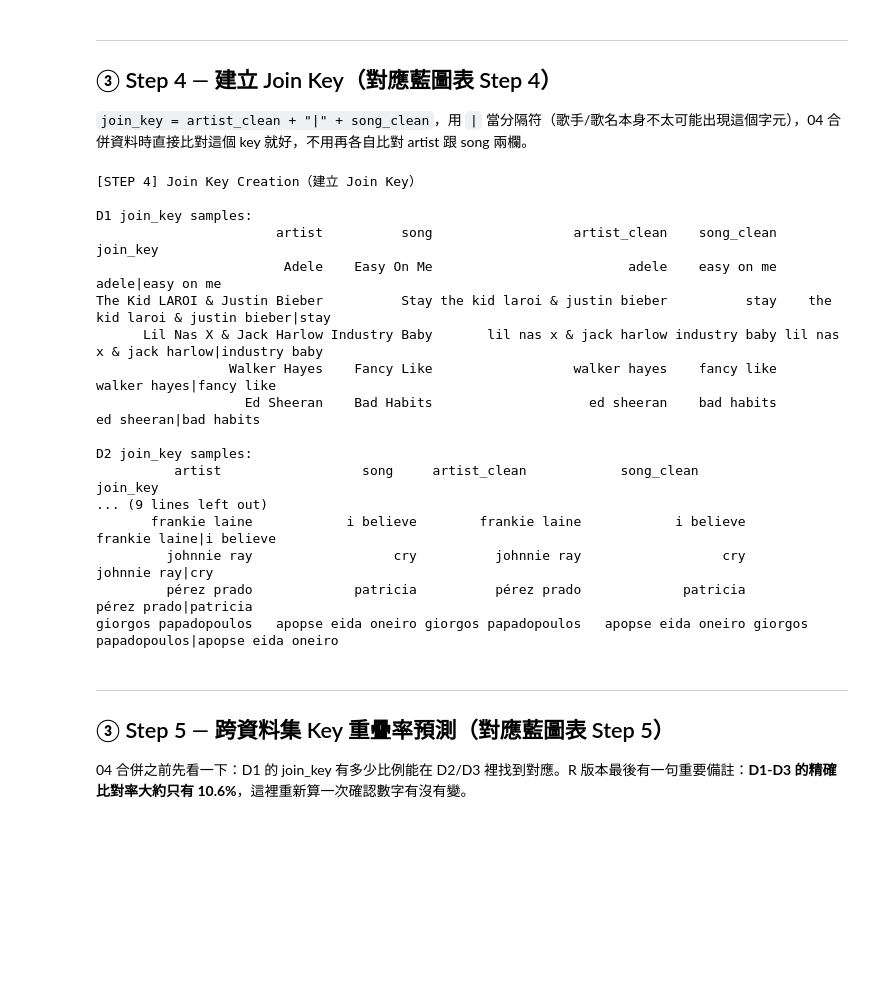
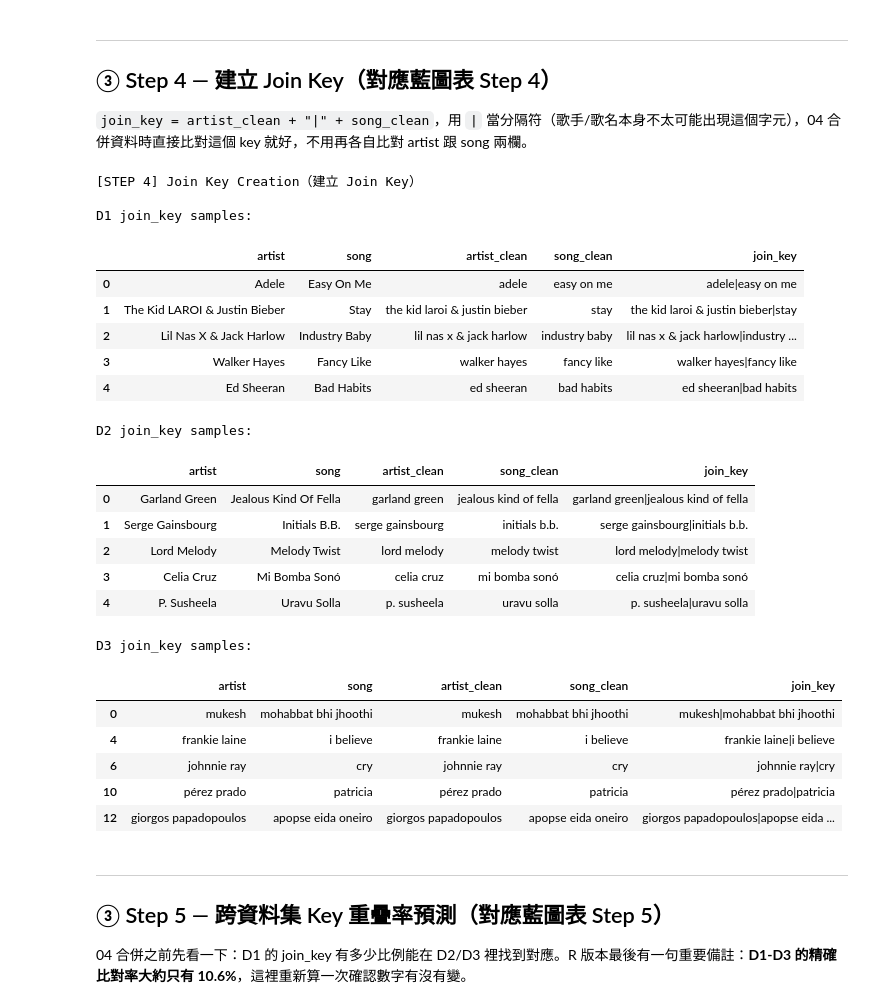
Before and after one commit to Vivian-be-nerd/FuWei-Portfolio, a Jupyter notebook: data-analysis-projects/music-analysis/Python/03_data_wrangling_auto.ipynb, the cells around one changed output. Drawn from its saved outputs; the diff is of its cells as text; code cells hidden in the pictures; blank space fills up the shorter version.

```diff
--- a/data-analysis-projects/music-analysis/Python/03_data_wrangling_auto.ipynb
+++ b/data-analysis-projects/music-analysis/Python/03_data_wrangling_auto.ipynb
@@ -364,34 +372,41 @@ print("  as defensive code in case a future raw CSV update isn't pre-lowercased.
 
 `join_key = artist_clean + "|" + song_clean`，用 `|` 當分隔符（歌手/歌名本身不太可能出現這個字元），04 合併資料時直接比對這個 key 就好，不用再各自比對 artist 跟 song 兩欄。
 # %%
+from IPython.display import display
+
 print("[STEP 4] Join Key Creation（建立 Join Key）")
 
 for dataset_name, cfg in DATASETS.items():
     df = cfg["df"]
     df["join_key"] = df["artist_clean"] + "|" + df["song_clean"]
     print(f"\n{dataset_name} join_key samples:")
-    print(df[[cfg["artist_col"], cfg["song_col"], "artist_clean", "song_clean", "join_key"]]
-          .drop_duplicates(subset="join_key")
-          .head(5)
-          .to_string(index=False))
+    display(df[[cfg["artist_col"], cfg["song_col"], "artist_clean", "song_clean", "join_key"]]
+            .drop_duplicates(subset="join_key")
+            .head(5))
 # %% [output]
 [STEP 4] Join Key Creation（建立 Join Key）
 
 D1 join_key samples:
-                       artist          song                  artist_clean    song_clean                              join_key
-                        Adele    Easy On Me                         adele    easy on me                      adele|easy on me
-The Kid LAROI & Justin Bieber          Stay the kid laroi & justin bieber          stay    the kid laroi & justin bieber|stay
-      Lil Nas X & Jack Harlow Industry Baby       lil nas x & jack harlow industry baby lil nas x & jack harlow|industry baby
-                 Walker Hayes    Fancy Like                  walker hayes    fancy like               walker hayes|fancy like
-                   Ed Sheeran    Bad Habits                    ed sheeran    bad habits                 ed sheeran|bad habits
-
-D2 join_key samples:
-          artist                  song     artist_clean            song_clean                            join_key
-... (9 lines left out)
-       frankie laine            i believe        frankie laine            i believe                 frankie laine|i believe
-         johnnie ray                  cry          johnnie ray                  cry                         johnnie ray|cry
-         pérez prado             patricia          pérez prado             patricia                    pérez prado|patricia
-giorgos papadopoulos   apopse eida oneiro giorgos papadopoulos   apopse eida oneiro giorgos papadopoulos|apopse eida oneiro
+|  | artist | song | artist_clean | song_clean | join_key |
+| 0 | Adele | Easy On Me | adele | easy on me | adele|easy on me |
+| 1 | The Kid LAROI & Justin Bieber | Stay | the kid laroi & justin bieber | stay | the kid laroi & justin bieber|stay |
+| 2 | Lil Nas X & Jack Harlow | Industry Baby | lil nas x & jack harlow | industry baby | lil nas x & jack harlow|industry ... |
+| 3 | Walker Hayes | Fancy Like | walker hayes | fancy like | walker hayes|fancy like |
+| 4 | Ed Sheeran | Bad Habits | ed sheeran | bad habits | ed sheeran|bad habits |
+D2 join_key samples:
+|  | artist | song | artist_clean | song_clean | join_key |
+| 0 | Garland Green | Jealous Kind Of Fella | garland green | jealous kind of fella | garland green|jealous kind of fella |
+| 1 | Serge Gainsbourg | Initials B.B. | serge gainsbourg | initials b.b. | serge gainsbourg|initials b.b. |
+| 2 | Lord Melody | Melody Twist | lord melody | melody twist | lord melody|melody twist |
+| 3 | Celia Cruz | Mi Bomba Sonó | celia cruz | mi bomba sonó | celia cruz|mi bomba sonó |
+| 4 | P. Susheela | Uravu Solla | p. susheela | uravu solla | p. susheela|uravu solla |
+D3 join_key samples:
+|  | artist | song | artist_clean | song_clean | join_key |
+| 0 | mukesh | mohabbat bhi jhoothi | mukesh | mohabbat bhi jhoothi | mukesh|mohabbat bhi jhoothi |
+| 4 | frankie laine | i believe | frankie laine | i believe | frankie laine|i believe |
+| 6 | johnnie ray | cry | johnnie ray | cry | johnnie ray|cry |
+| 10 | pérez prado | patricia | pérez prado | patricia | pérez prado|patricia |
+| 12 | giorgos papadopoulos | apopse eida oneiro | giorgos papadopoulos | apopse eida oneiro | giorgos papadopoulos|apopse eida ... |
 # %% [markdown]
 ---
 ## ③ Step 5 — 跨資料集 Key 重疊率預測（對應藍圖表 Step 5）
```
Also changed, not shown: parts of 3 cells of this notebook, 5 other files.
